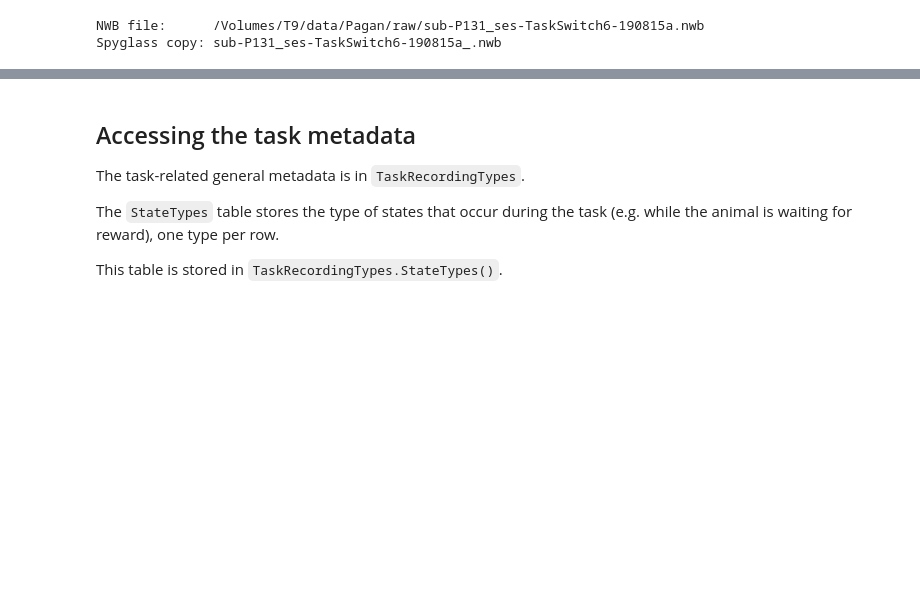
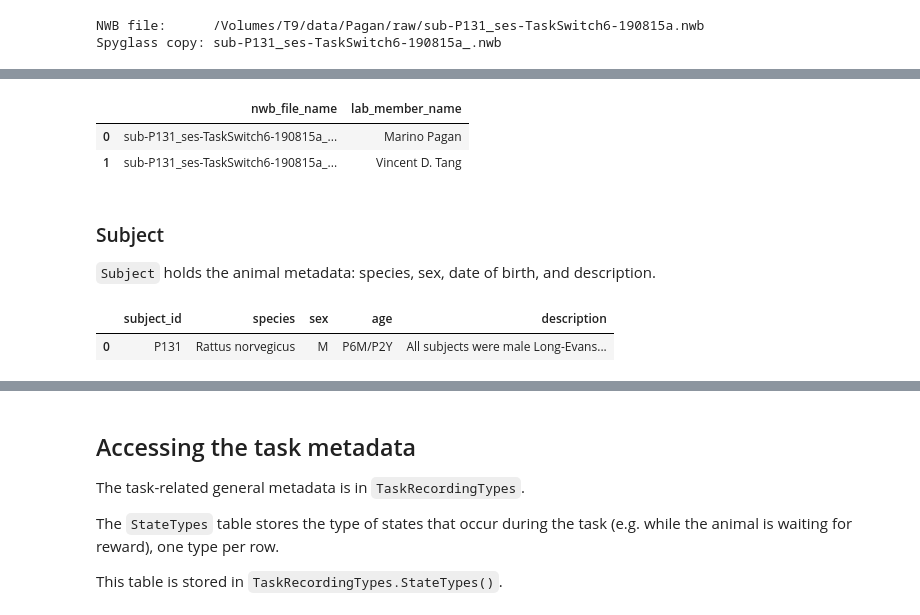
Before and after one commit to catalystneuro/pagan-lab-to-nwb, a Jupyter notebook: src/pagan_lab_to_nwb/tutorials/spyglass_tutorial.ipynb, the cells around one changed output, grey strips where cells are left out. Drawn from its saved outputs; the diff is of its cells as text; code cells hidden in the pictures; blank space fills up the shorter version.

```diff
--- a/src/pagan_lab_to_nwb/tutorials/spyglass_tutorial.ipynb
+++ b/src/pagan_lab_to_nwb/tutorials/spyglass_tutorial.ipynb
@@ -42,0 +75,20 @@ Spyglass copy: sub-P131_ses-TaskSwitch6-190815a_.nwb
+# %%
+# Experimenters are stored as a separate part-table joined to Session
+experimenters = (sgc.Session.Experimenter() & nwb_dict).fetch(as_dict=True)
+pd.DataFrame(experimenters)
+# %% [output]
+|  | nwb_file_name | lab_member_name |
+| 0 | sub-P131_ses-TaskSwitch6-190815a_... | Marino Pagan |
+| 1 | sub-P131_ses-TaskSwitch6-190815a_... | Vincent D. Tang |
+# %% [markdown]
+### Subject
+
+`Subject` holds the animal metadata: species, sex, date of birth, and description.
+# %%
+# Subject is keyed by subject_id; join with Session to get the subject for this session
+subject_id = session_df["subject_id"].iloc[0]
+subject = (sgc.Subject() & {"subject_id": subject_id}).fetch(as_dict=True)
+pd.DataFrame(subject)[["subject_id", "species", "sex", "age", "description"]]
+# %% [output]
+|  | subject_id | species | sex | age | description |
+| 0 | P131 | Rattus norvegicus | M | P6M/P2Y | All subjects were male Long-Evans... |
```
Also changed, not shown: parts of 11 cells of this notebook.
